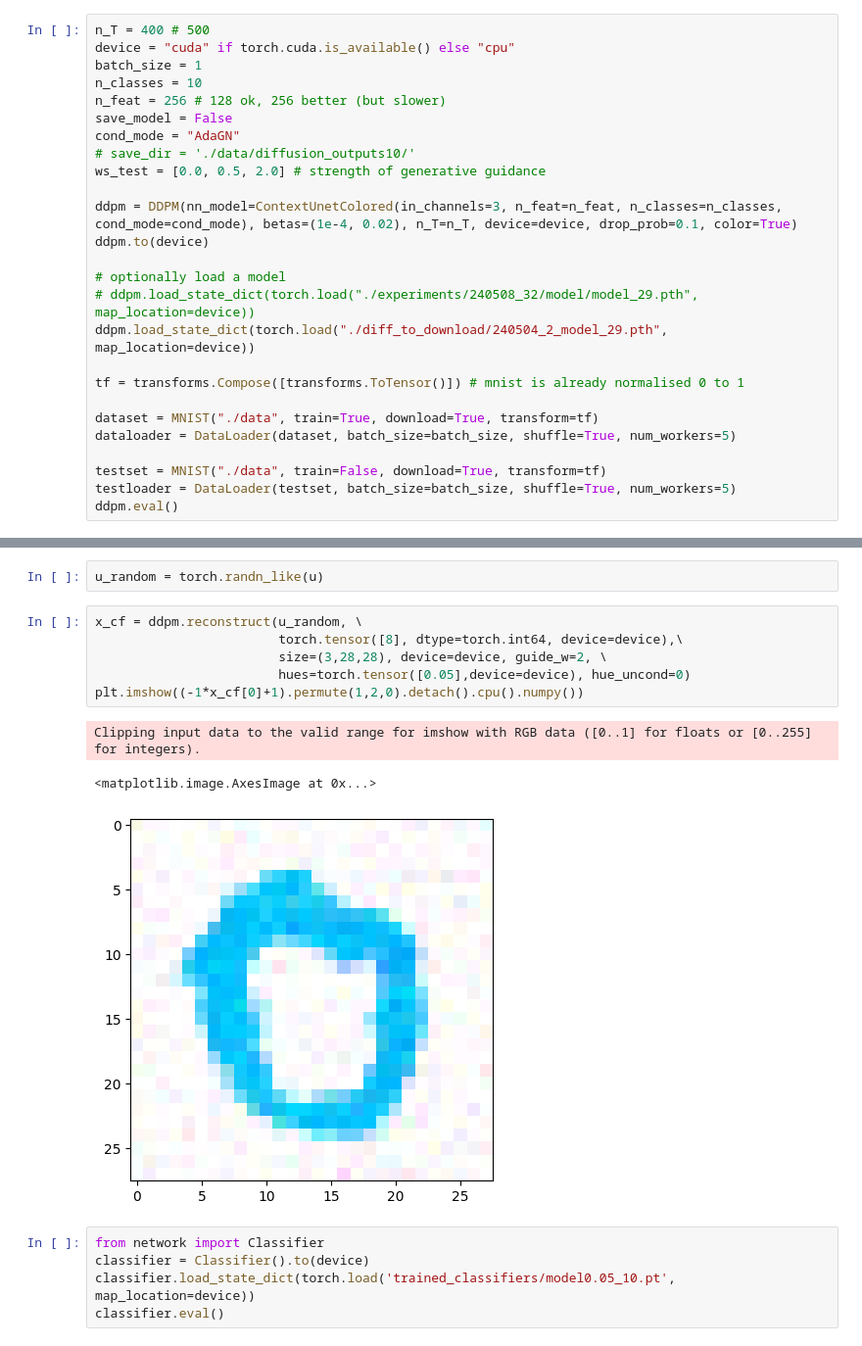
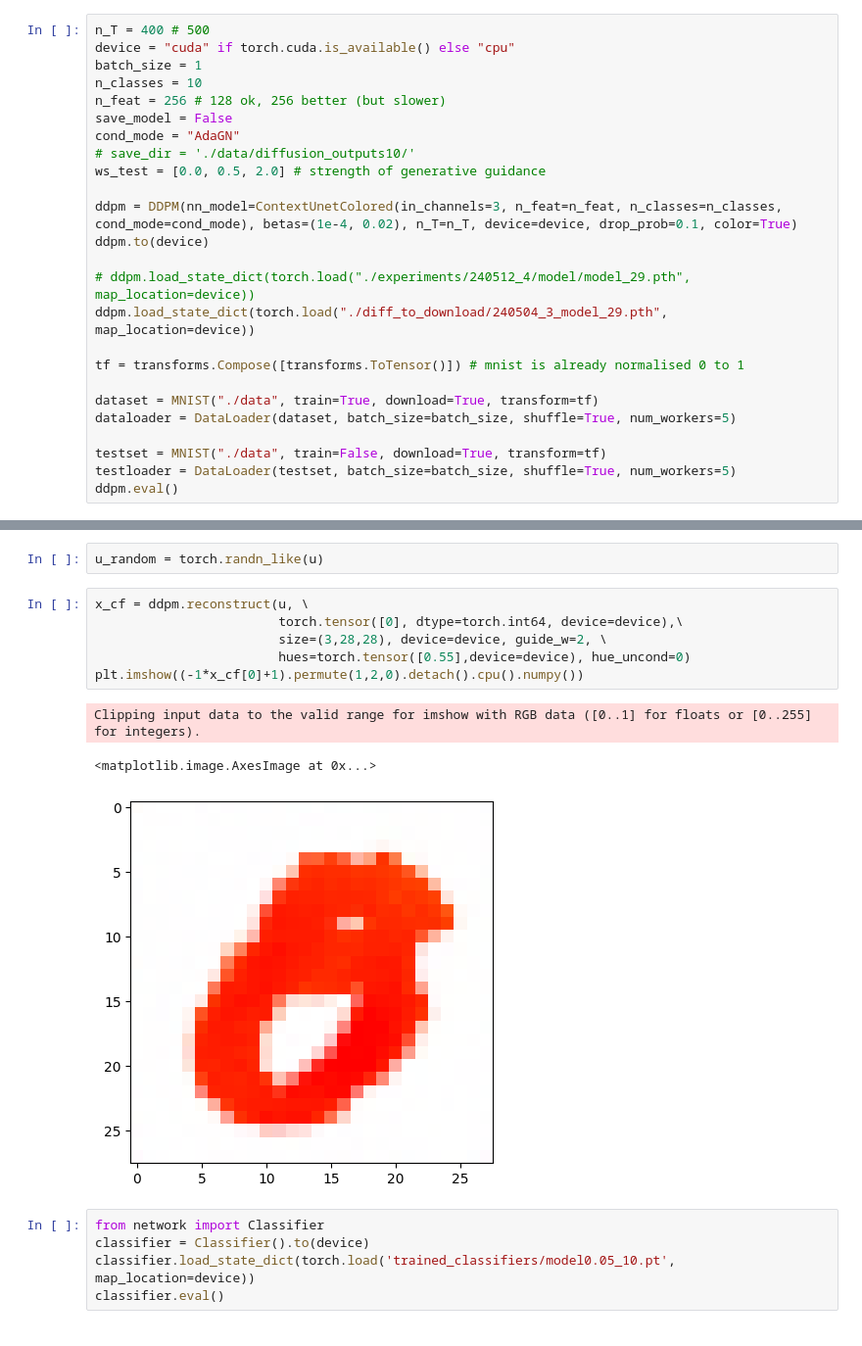
Before and after one commit to echeloni11/Diff_ColorMNIST, a Jupyter notebook: explore.ipynb, the cells around one changed output, grey strips where cells are left out. Shown: that part at 98% size. Cells and saved outputs as stored; diff of their text form.

```diff
--- a/explore.ipynb
+++ b/explore.ipynb
@@ -26,9 +26,8 @@ ws_test = [0.0, 0.5, 2.0] # strength of generative guidance
 ddpm = DDPM(nn_model=ContextUnetColored(in_channels=3, n_feat=n_feat, n_classes=n_classes, cond_mode=cond_mode), betas=(1e-4, 0.02), n_T=n_T, device=device, drop_prob=0.1, color=True)
 ddpm.to(device)
 
-# optionally load a model
-# ddpm.load_state_dict(torch.load("./experiments/240508_32/model/model_29.pth", map_location=device))
-ddpm.load_state_dict(torch.load("./diff_to_download/240504_2_model_29.pth", map_location=device))
+# ddpm.load_state_dict(torch.load("./experiments/240512_4/model/model_29.pth", map_location=device))
+ddpm.load_state_dict(torch.load("./diff_to_download/240504_3_model_29.pth", map_location=device))
 
 tf = transforms.Compose([transforms.ToTensor()]) # mnist is already normalised 0 to 1
 
@@ -232,15 +231,15 @@ Clipping input data to the valid range for imshow with RGB data ([0..1] for floa
 # %%
 u_random = torch.randn_like(u)
 # %%
-x_cf = ddpm.reconstruct(u_random, \
-                        torch.tensor([8], dtype=torch.int64, device=device),\
+x_cf = ddpm.reconstruct(u, \
+                        torch.tensor([0], dtype=torch.int64, device=device),\
                         size=(3,28,28), device=device, guide_w=2, \
-                        hues=torch.tensor([0.05],device=device), hue_uncond=0)
+                        hues=torch.tensor([0.55],device=device), hue_uncond=0)
 plt.imshow((-1*x_cf[0]+1).permute(1,2,0).detach().cpu().numpy())
 # %% [output]
 Clipping input data to the valid range for imshow with RGB data ([0..1] for floats or [0..255] for integers).
 <matplotlib.image.AxesImage at 0x...>
-[figure, old version]
+[figure, new version]
 # %%
 from network import Classifier
 classifier = Classifier().to(device)
```
Also changed, not shown: parts of 3 cells of this notebook, 4 other files.
